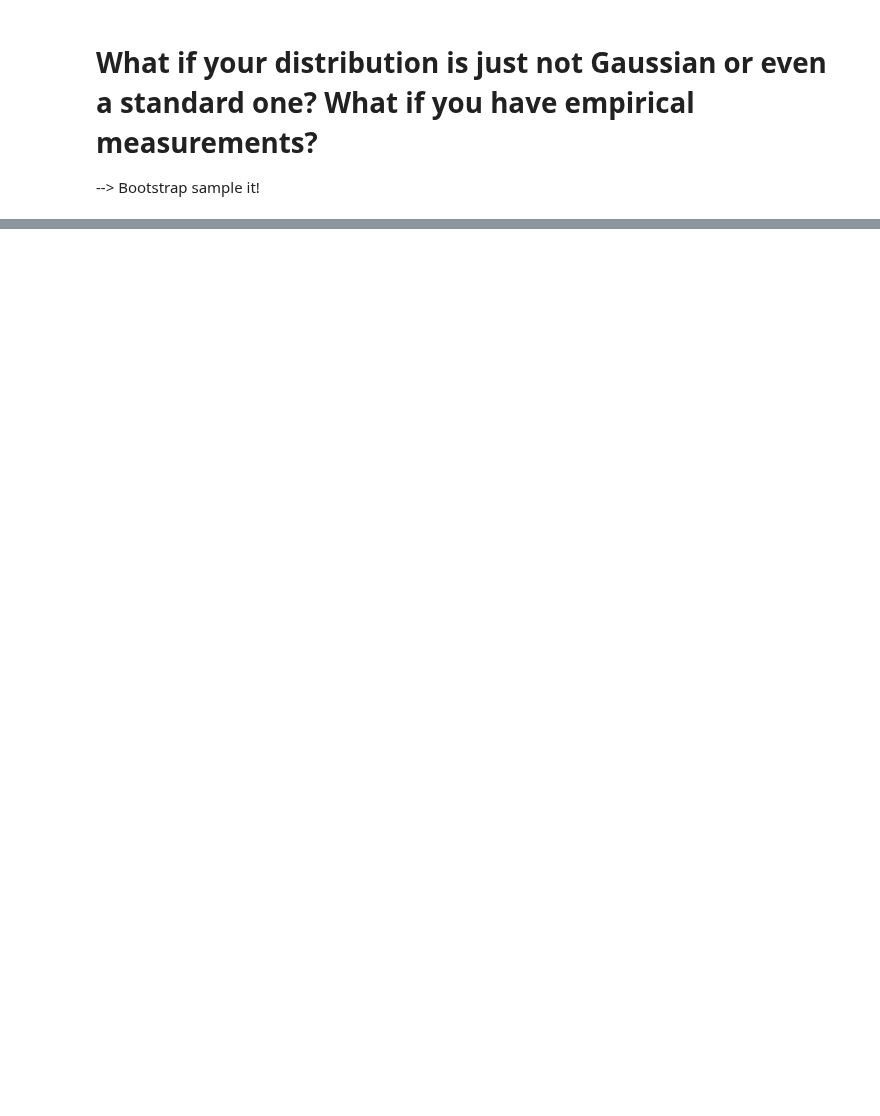
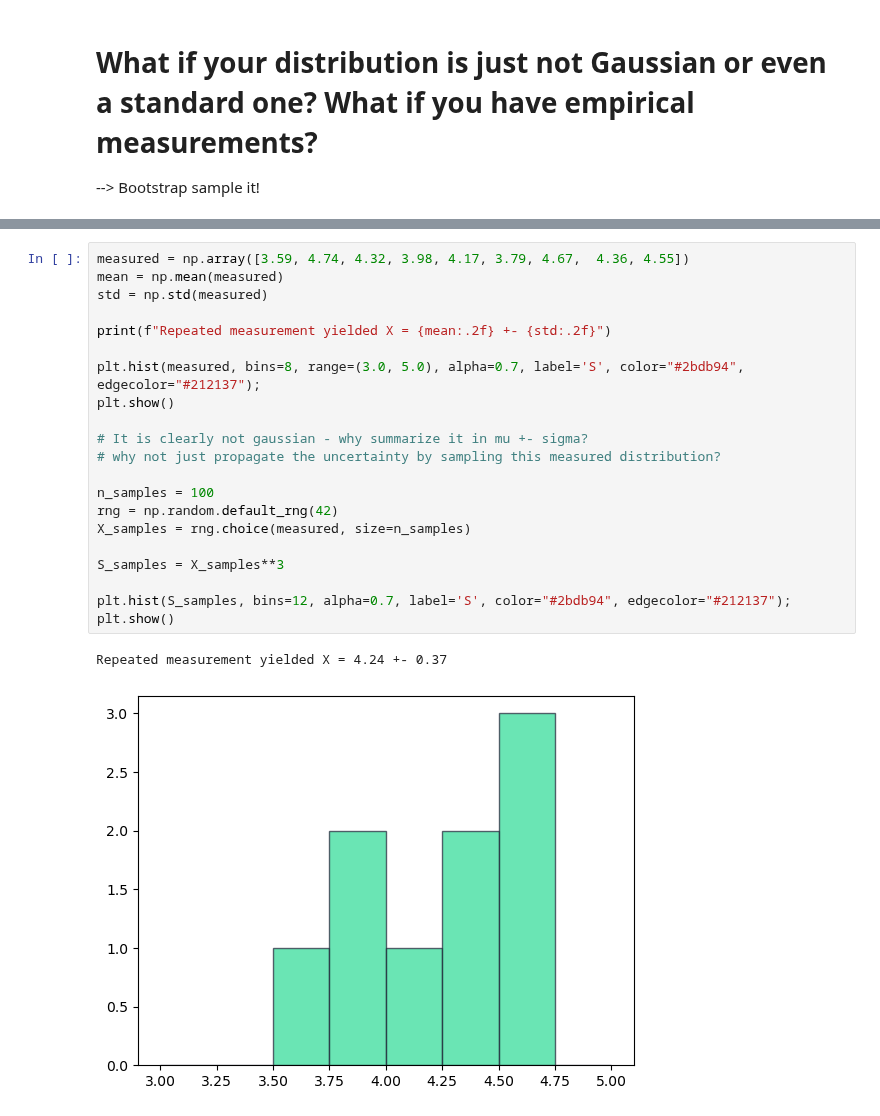
Before and after one commit to andreas-stillits/error-propagation, a Jupyter notebook: error-propagation.ipynb, the cells around one changed output, grey strips where cells are left out. Saved outputs shown, nothing was run; the diff lists cells and outputs as text; blank space fills up the shorter version.

```diff
--- a/error-propagation.ipynb
+++ b/error-propagation.ipynb
@@ -181,0 +194,24 @@ plt.show()
+# %%
+measured = np.array([3.59, 4.74, 4.32, 3.98, 4.17, 3.79, 4.67,  4.36, 4.55])
+mean = np.mean(measured)
+std = np.std(measured)
+
+print(f"Repeated measurement yielded X = {mean:.2f} +- {std:.2f}")
+
+plt.hist(measured, bins=8, range=(3.0, 5.0), alpha=0.7, label='S', color="#2bdb94", edgecolor="#212137");
+plt.show()
+
+# It is clearly not gaussian - why summarize it in mu +- sigma?
+# why not just propagate the uncertainty by sampling this measured distribution?
+
+n_samples = 100
+rng = np.random.default_rng(42)
+X_samples = rng.choice(measured, size=n_samples)
+
+S_samples = X_samples**3
+
+plt.hist(S_samples, bins=12, alpha=0.7, label='S', color="#2bdb94", edgecolor="#212137");
+plt.show()
+# %% [output]
+Repeated measurement yielded X = 4.24 +- 0.37
+[figure, added]
```
Also changed, not shown: parts of 7 cells of this notebook, 1 other file.
